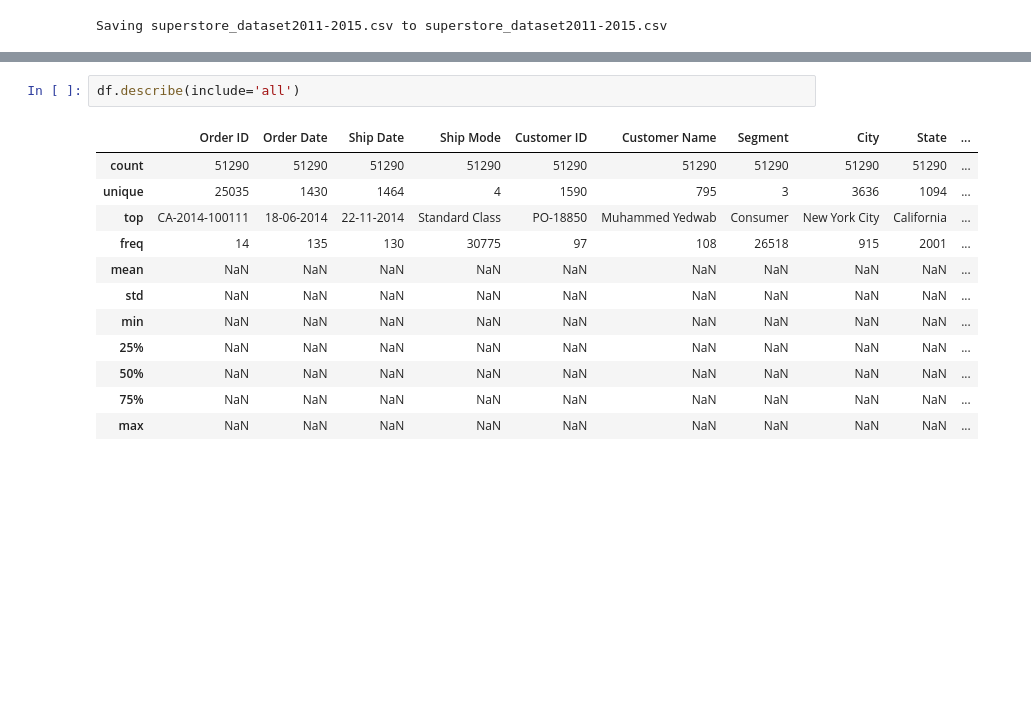
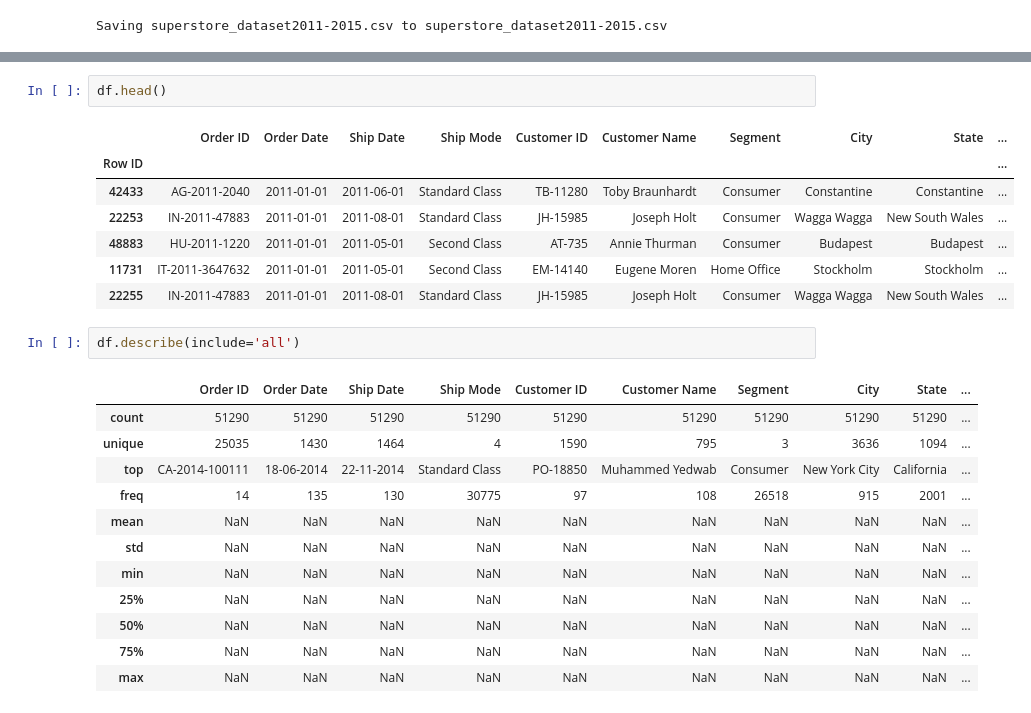
Before and after one commit to abidshafee/dataAnalysis, a Jupyter notebook: dataAnalysis.ipynb, the cells around one changed output, grey strips where cells are left out. Drawn from its saved outputs; the diff is of its cells as text; blank space fills up the shorter version.

```diff
--- a/dataAnalysis.ipynb
+++ b/dataAnalysis.ipynb
@@ -60,3 +45,13 @@ AttributeError: ignored
+# %%
+df.head()
+# %% [output]
+|  | Order ID | Order Date | Ship Date | Ship Mode | Customer ID | Customer Name | Segment | City | State | ... |
+| Row ID |  |  |  |  |  |  |  |  |  | ... |
+| 42433 | AG-2011-2040 | 2011-01-01 | 2011-06-01 | Standard Class | TB-11280 | Toby Braunhardt | Consumer | Constantine | Constantine | ... |
+| 22253 | IN-2011-47883 | 2011-01-01 | 2011-08-01 | Standard Class | JH-15985 | Joseph Holt | Consumer | Wagga Wagga | New South Wales | ... |
+| 48883 | HU-2011-1220 | 2011-01-01 | 2011-05-01 | Second Class | AT-735 | Annie Thurman | Consumer | Budapest | Budapest | ... |
+| 11731 | IT-2011-3647632 | 2011-01-01 | 2011-05-01 | Second Class | EM-14140 | Eugene Moren | Home Office | Stockholm | Stockholm | ... |
+| 22255 | IN-2011-47883 | 2011-01-01 | 2011-08-01 | Standard Class | JH-15985 | Joseph Holt | Consumer | Wagga Wagga | New South Wales | ... |
 # %%
 df.describe(include='all')
 # %% [output]
```
Also changed, not shown: parts of 4 cells of this notebook.
